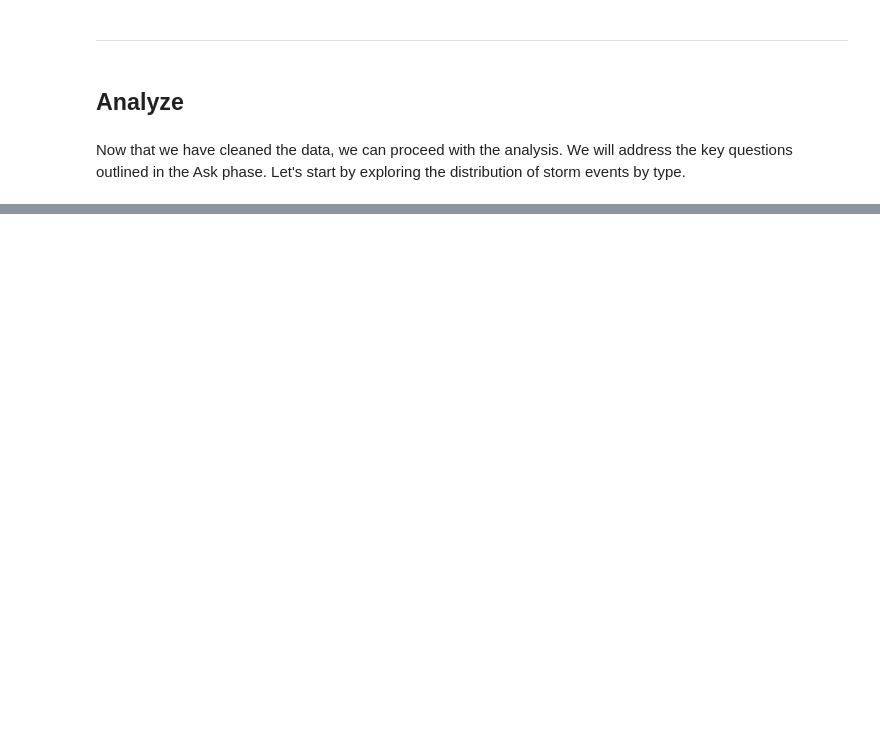
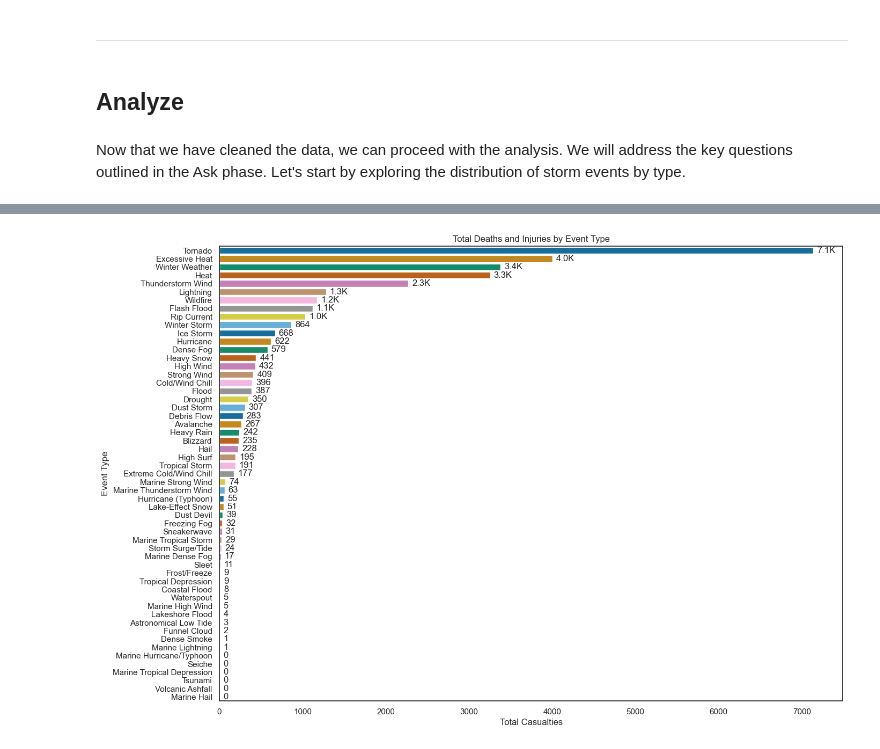
Before and after one commit to quiinthieu/us-storm-events, a Jupyter notebook: sample_part_1.ipynb, the cells around one changed output, grey strips where cells are left out. Saved outputs shown, nothing was run; the diff lists cells and outputs as text; code cells hidden in the pictures; blank space fills up the shorter version.

```diff
--- a/sample_part_1.ipynb
+++ b/sample_part_1.ipynb
@@ -797,0 +780,9 @@ plot_event_distribution_over_years(df_details)
+# %%
+# Plot the distribution of storm events by type sort by total deaths and injuries
+event_casualties = df_details.groupby('event_type')[['injuries_direct', 'injuries_indirect', 'deaths_direct', 'deaths_indirect']].sum()
+event_casualties['total_casualties'] = event_casualties.sum(axis=1)
+event_casualties = event_casualties.sort_values('total_casualties', ascending=False).reset_index()
+
+plot_bar_chart(data=event_casualties, x='total_casualties', y='event_type', title='Total Deaths and Injuries by Event Type', xlabel='Total Casualties', ylabel='Event Type', figsize=(15, 11))
+# %% [output]
+[figure, added]
```
Also changed, not shown: parts of 19 cells of this notebook, 2 other files.
